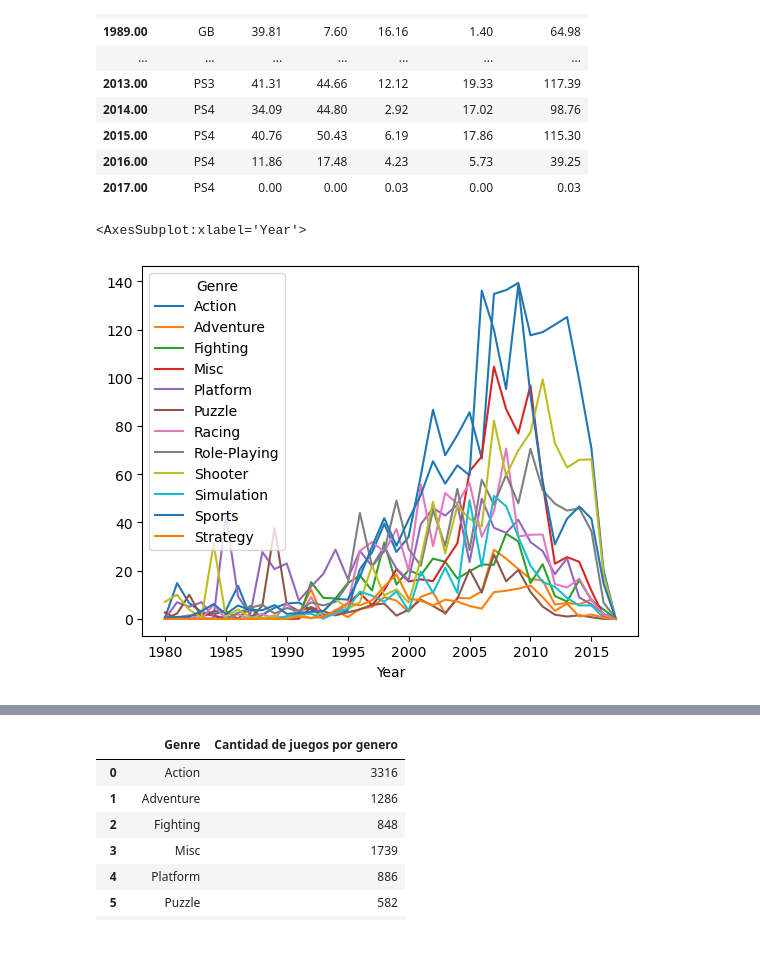
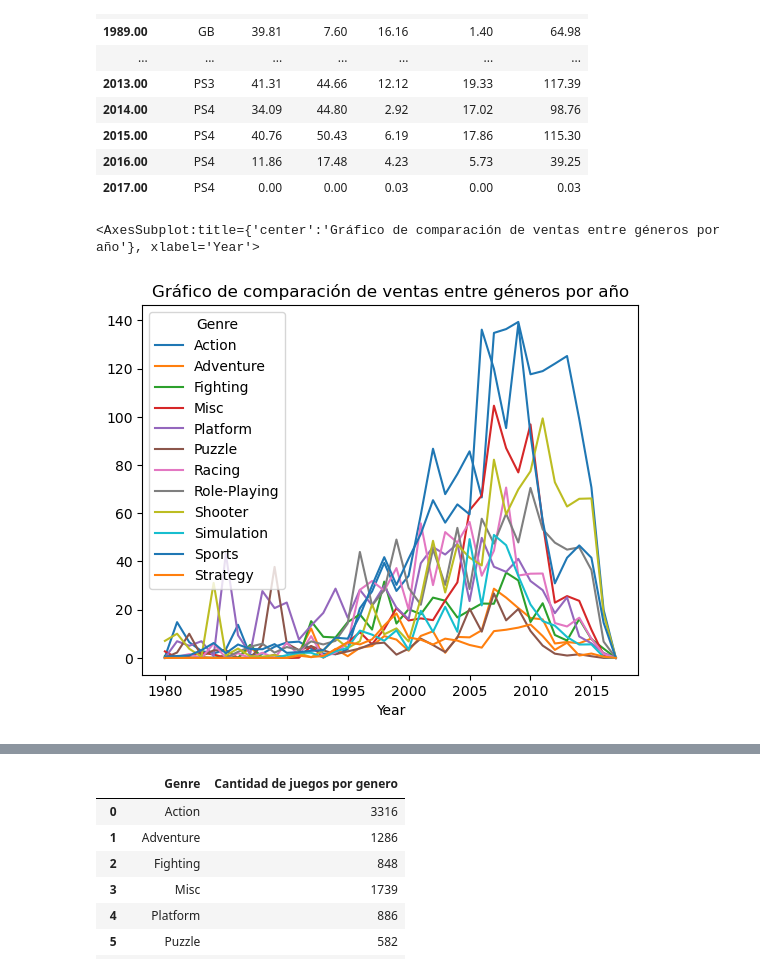
Before and after one commit to Victra-Luperca97/Proyecto-Kaggle-EBAC, a Jupyter notebook: Actividad Modulo 19.ipynb, the cells around one changed output, grey strips where cells are left out. Drawn from its saved outputs; the diff is of its cells as text; code cells hidden in the pictures; blank space fills up the shorter version.

```diff
--- a/Actividad Modulo 19.ipynb
+++ b/Actividad Modulo 19.ipynb
@@ -276,11 +276,11 @@ df[["NA_Sales", "EU_Sales", "JP_Sales","Other_Sales", "Global_Sales","Year", "Pl
 | 2017.00 | PS4 | 0.00 | 0.00 | 0.03 | 0.00 | 0.03 |
 # %%
 # Gráfico de comparación de ventas entre géneros por año, ❖ Insights:
-pd.crosstab(df["Year"], df["Genre"], values=df.Global_Sales, aggfunc="sum").fillna(0).plot()
+pd.crosstab(df["Year"], df["Genre"], values=df.Global_Sales, aggfunc="sum").fillna(0).plot(title= "Gráfico de comparación de ventas entre géneros por año")
 # El genero predominante es el de accion
 # %% [output]
-<AxesSubplot:xlabel='Year'>
+<AxesSubplot:title={'center':'Gráfico de comparación de ventas entre géneros por año'}, xlabel='Year'>
-[figure, old version]
+[figure, new version]
 # %%
 df.sample()
 # %% [output]
```
Also changed, not shown: parts of 7 cells of this notebook.
